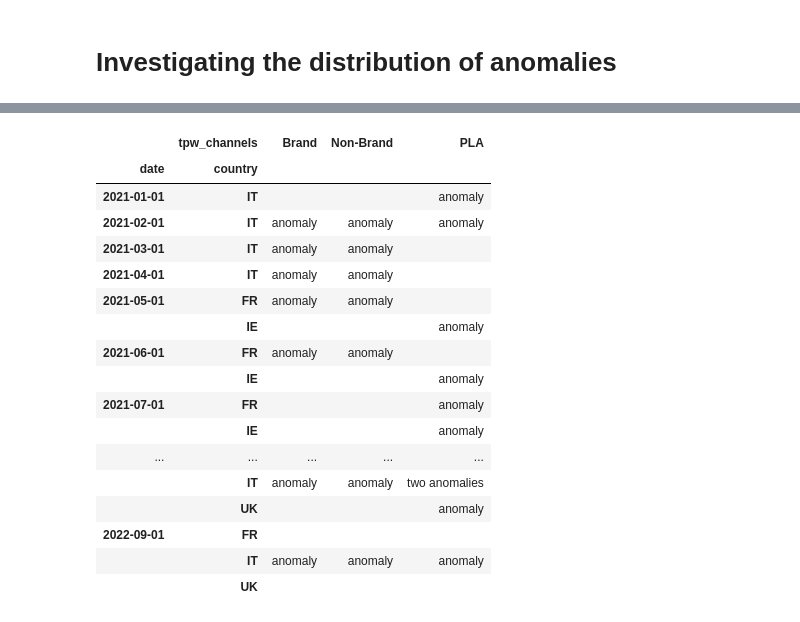
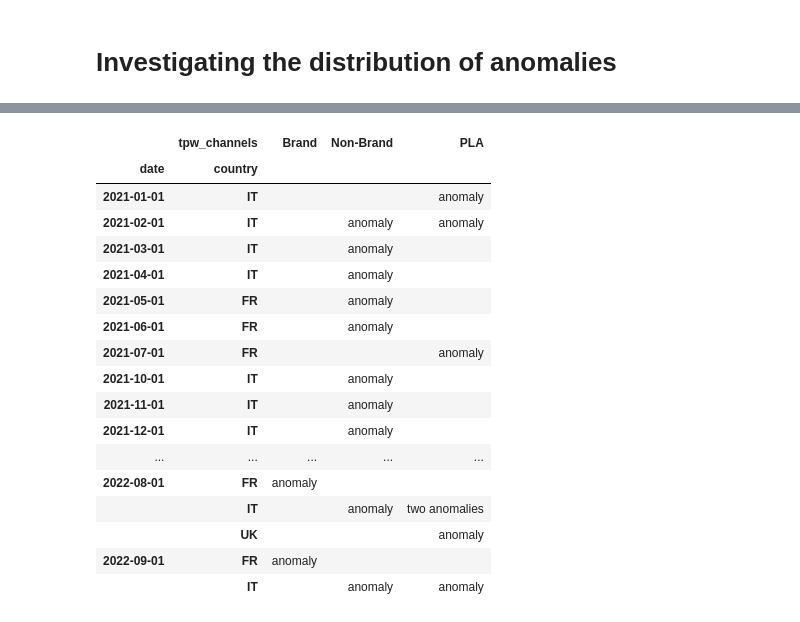
Before and after one commit to adam-grove/Protein-Works-Presentation, a Jupyter notebook: Data Cleaning.ipynb, the cells around one changed output, grey strips where cells are left out. Cells and saved outputs as stored; diff of their text form; code cells hidden in the pictures.

```diff
--- a/Data Cleaning.ipynb
+++ b/Data Cleaning.ipynb
@@ -401,4 +449,4 @@ anom_9
 # %%
-anomalies = pd.concat([anomalies,anom_9],ignore_index=False)
-Marketing_Cleaned = Marketing_Cleaned[~Marketing_Cleaned.index.isin(anomalies.index)]
-Marketing_Cleaned.describe()
+# anomalies = pd.concat([anomalies,anom_9],ignore_index=False)
+# Marketing_Cleaned = Marketing_Cleaned[~Marketing_Cleaned.index.isin(anomalies.index)]
+# Marketing_Cleaned.describe()
@@ -486,4 +524,4 @@ Made the descion to include all of these rows, as there were similar time frames
 # %%
-anomalies = pd.concat([anomalies,anom_8],ignore_index=False)
-Marketing_Cleaned = Marketing_Cleaned[~Marketing_Cleaned.index.isin(anomalies.index)]
-Marketing_Cleaned.describe()
+# anomalies = pd.concat([anomalies,anom_8],ignore_index=False)
+# Marketing_Cleaned = Marketing_Cleaned[~Marketing_Cleaned.index.isin(anomalies.index)]
+# Marketing_Cleaned.describe()
@@ -553,27 +590,27 @@ plt.show()
 # %%
 monthly_anomalies = anomalies.groupby([pd.Grouper(key='date'), 'country','tpw_channels']).size().unstack()
 
-monthly_anomalies["Brand"]= monthly_anomalies["Non-Brand"].replace({2.0 : "two anomalies",1.0 : "anomaly", np.nan : ""})
+monthly_anomalies["Brand"]= monthly_anomalies["Brand"].replace({2.0 : "two anomalies",1.0 : "anomaly", np.nan : ""})
 
 monthly_anomalies["Non-Brand"]= monthly_anomalies["Non-Brand"].replace({2.0 : "two anomalies",1.0 : "anomaly", np.nan : ""})
 monthly_anomalies["PLA"] = monthly_anomalies["PLA"].replace({2.0 : "two anomalies",1.0 : "anomaly", np.nan : ""})
 monthly_anomalies
 # %% [output]
 |  | tpw_channels | Brand | Non-Brand | PLA |
 | date | country |  |  |  |
 | 2021-01-01 | IT |  |  | anomaly |
-| 2021-02-01 | IT | anomaly | anomaly | anomaly |
-| 2021-03-01 | IT | anomaly | anomaly |  |
-| 2021-04-01 | IT | anomaly | anomaly |  |
-| 2021-05-01 | FR | anomaly | anomaly |  |
-|  | IE |  |  | anomaly |
-| 2021-06-01 | FR | anomaly | anomaly |  |
-|  | IE |  |  | anomaly |
+| 2021-02-01 | IT |  | anomaly | anomaly |
+| 2021-03-01 | IT |  | anomaly |  |
+| 2021-04-01 | IT |  | anomaly |  |
+| 2021-05-01 | FR |  | anomaly |  |
+| 2021-06-01 | FR |  | anomaly |  |
 | 2021-07-01 | FR |  |  | anomaly |
-|  | IE |  |  | anomaly |
+| 2021-10-01 | IT |  | anomaly |  |
+| 2021-11-01 | IT |  | anomaly |  |
+| 2021-12-01 | IT |  | anomaly |  |
 | ... | ... | ... | ... | ... |
-|  | IT | anomaly | anomaly | two anomalies |
+| 2022-08-01 | FR | anomaly |  |  |
+|  | IT |  | anomaly | two anomalies |
 |  | UK |  |  | anomaly |
-| 2022-09-01 | FR |  |  |  |
-|  | IT | anomaly | anomaly | anomaly |
-|  | UK |  |  |  |
+| 2022-09-01 | FR | anomaly |  |  |
+|  | IT |  | anomaly | anomaly |
```
Also changed, not shown: parts of 43 cells of this notebook.
